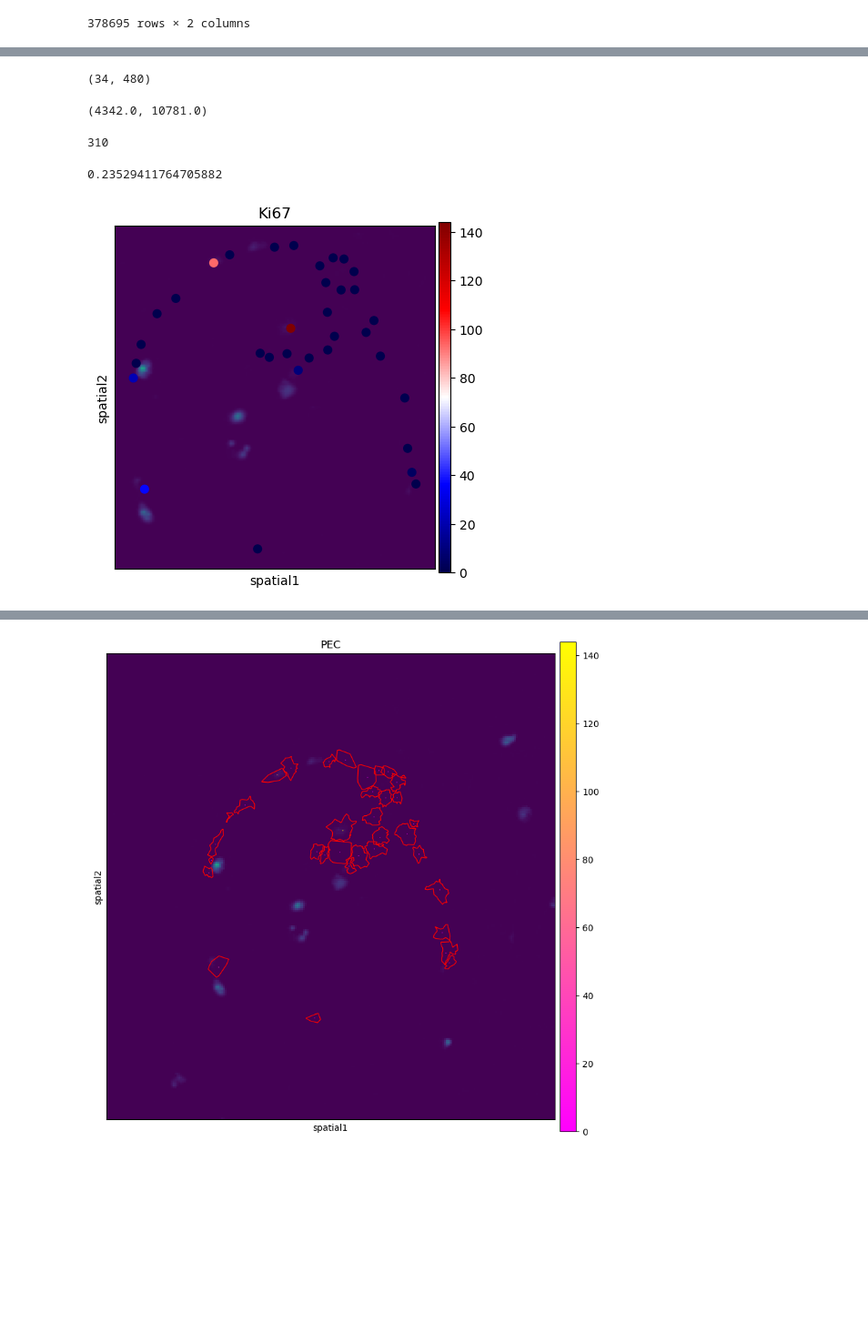
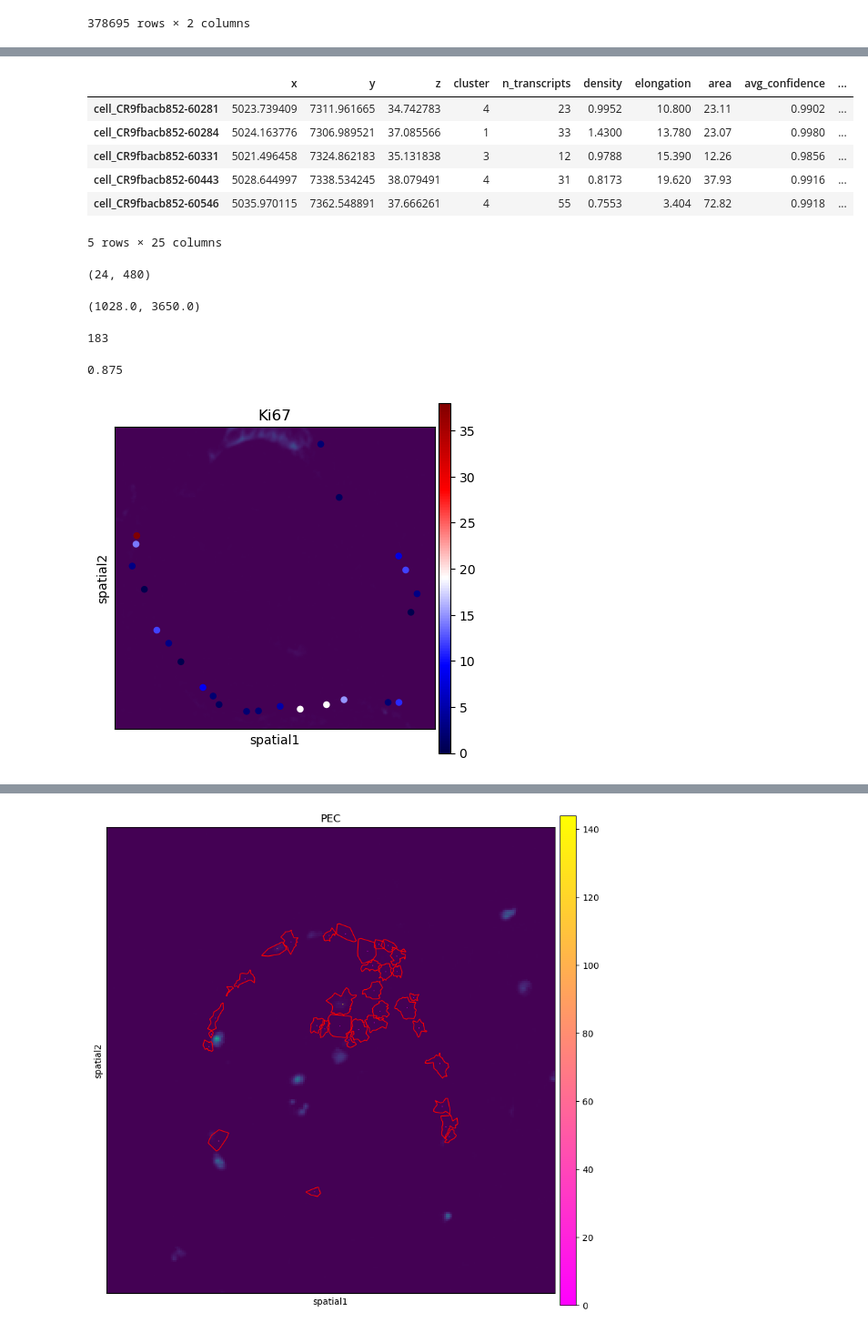
Before and after one commit to imsb-uke/xenium-cgn, a Jupyter notebook: notebooks/03_image_registration/plot_phenocycler_Ki67.ipynb, the cells around one changed output, grey strips where cells are left out. Shown: that part at 91% size. Drawn from its saved outputs; the diff is of its cells as text; code cells hidden in the pictures; blank space fills up the shorter version.

```diff
--- a/notebooks/03_image_registration/plot_phenocycler_Ki67.ipynb
+++ b/notebooks/03_image_registration/plot_phenocycler_Ki67.ipynb
@@ -94,7 +80,16 @@ adata.obs
 # %%
 # adata = adata[adata.obs['nichepca_glom_no'] == '4']
-adata = adata[adata.obs['polygon_id'] == '4_0011186_ANCA_X3_slide2']
-adata.obs
+id = '3_0011186_ANCA_X6_slide2'
+adata = adata[adata.obs['polygon_id'] == id]
+adata.obs.head()
+# %% [output]
+|  | x | y | z | cluster | n_transcripts | density | elongation | area | avg_confidence | ... |
+| cell_CR9fbacb852-60281 | 5023.739409 | 7311.961665 | 34.742783 | 4 | 23 | 0.9952 | 10.800 | 23.11 | 0.9902 | ... |
+| cell_CR9fbacb852-60284 | 5024.163776 | 7306.989521 | 37.085566 | 1 | 33 | 1.4300 | 13.780 | 23.07 | 0.9980 | ... |
+| cell_CR9fbacb852-60331 | 5021.496458 | 7324.862183 | 35.131838 | 3 | 12 | 0.9788 | 15.390 | 12.26 | 0.9856 | ... |
+| cell_CR9fbacb852-60443 | 5028.644997 | 7338.534245 | 38.079491 | 4 | 31 | 0.8173 | 19.620 | 37.93 | 0.9916 | ... |
+| cell_CR9fbacb852-60546 | 5035.970115 | 7362.548891 | 37.666261 | 4 | 55 | 0.7553 | 3.404 | 72.82 | 0.9918 | ... |
+5 rows × 25 columns
 # %%
 # Get the cell that exsit in both anndata and cell boundries
 cell_name = [i.split('-')[1] for i in adata.obs.index]
@@ -104,6 +99,6 @@ df_polygon_i = df_polygon.loc[adata.obs['cell_name']]
 
 print(adata.shape)
 # %% [output]
-(34, 480)
+(24, 480)
 # %%
 # Choose the protein channel and read the data
@@ -124,7 +119,7 @@ x_shift = adata.obs['x'][0] - adata.obsm['spatial'][0, 0]
 y_shift = adata.obs['y'][0] - adata.obsm['spatial'][0, 1]
 x_shift, y_shift
 # %% [output]
-(4342.0, 10781.0)
+(1028.0, 3650.0)
 # %%
 adata.obs['Ki67'] = 0
 
@@ -159,11 +154,11 @@ for n, (idx, cell) in tqdm(enumerate(adata.obs.iterrows())):
 adata.obs['Ki67'] = list(pic_val_sum.values())
 (adata.obs['Ki67']).sum()
 # %% [output]
-310
+183
 # %%
 (adata.obs['Ki67'] > 0).sum() / len(adata.obs['Ki67'])
 # %% [output]
-0.23529411764705882
+0.875
 # %%
 fig, ax = plt.subplots(figsize=(5, 5))
 slide_id = adata.obs['Slide_ID'][0]
@@ -177,7 +172,7 @@ sc.pl.spatial(adata,
               cmap='seismic',
               show = True)
 # %% [output]
-[figure, old version]
+[figure, new version]
 # %%
 fig, ax = plt.subplots(figsize=(5, 5))
 slide_id = adata.obs['Slide_ID'][0]
```
Also changed, not shown: parts of 10 cells of this notebook, 2 other files.
